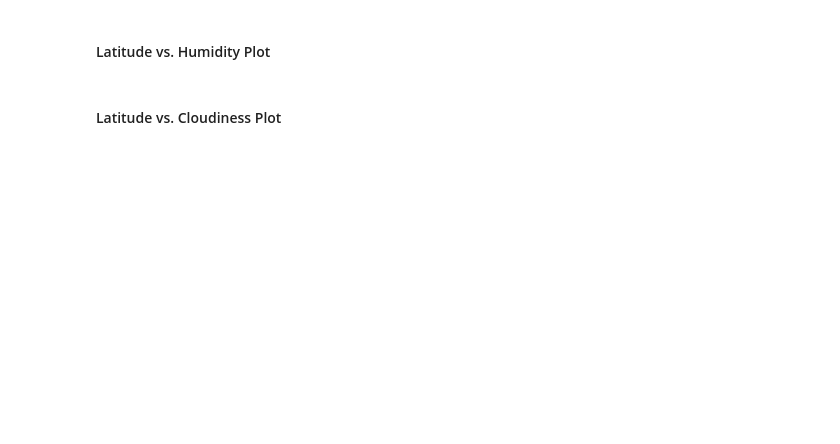
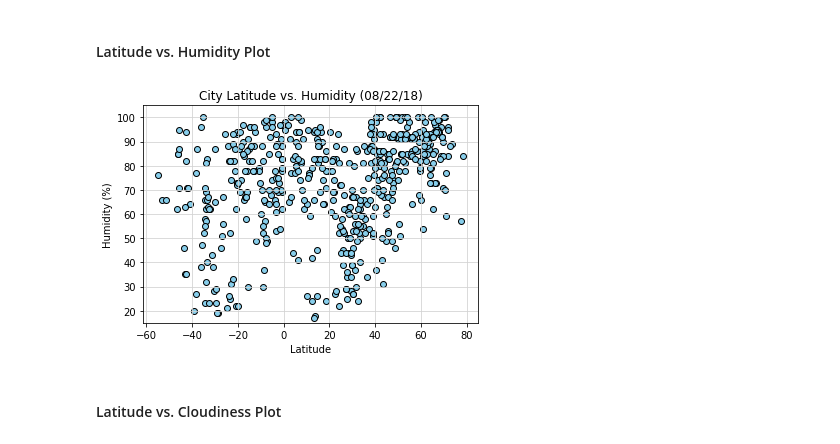
Before and after one commit to Godday-Abuede/PythonAPIHomework, a Jupyter notebook: python-api-challenge/WeatherPy/WeatherPy.ipynb, the cells around one changed output. Cells and saved outputs as stored; diff of their text form; code cells hidden in the pictures; blank space fills up the shorter version.

```diff
--- a/python-api-challenge/WeatherPy/WeatherPy.ipynb
+++ b/python-api-challenge/WeatherPy/WeatherPy.ipynb
@@ -219,15 +219,17 @@ plt.show()
 #### Latitude vs. Humidity Plot
 # %%
 # A scatter plot
-plt.scatter(weather_data["Lat"],weather_data["Humidity"],edgecolors="black",facecolors="skyblue")
+plt.scatter(output_data["Lat"],output_data["Humidity"],edgecolors="black",facecolors="skyblue")
 #The graph properties
 plt.title("City Latitude vs. Humidity (08/22/18)")
 plt.xlabel("Latitude")
 plt.ylabel("Humidity (%)")
 plt.ylim(15,105)
 plt.grid (b=True,which="major",axis="both",linestyle="-",color="lightgrey")
 plt.savefig("CitylatitudevsHumidity.png")
 plt.show()
+# %% [output]
+[figure, added]
 # %% [markdown]
 #### Latitude vs. Cloudiness Plot
 # %%
```
Also changed, not shown: parts of 9 cells of this notebook, 5 other files.
